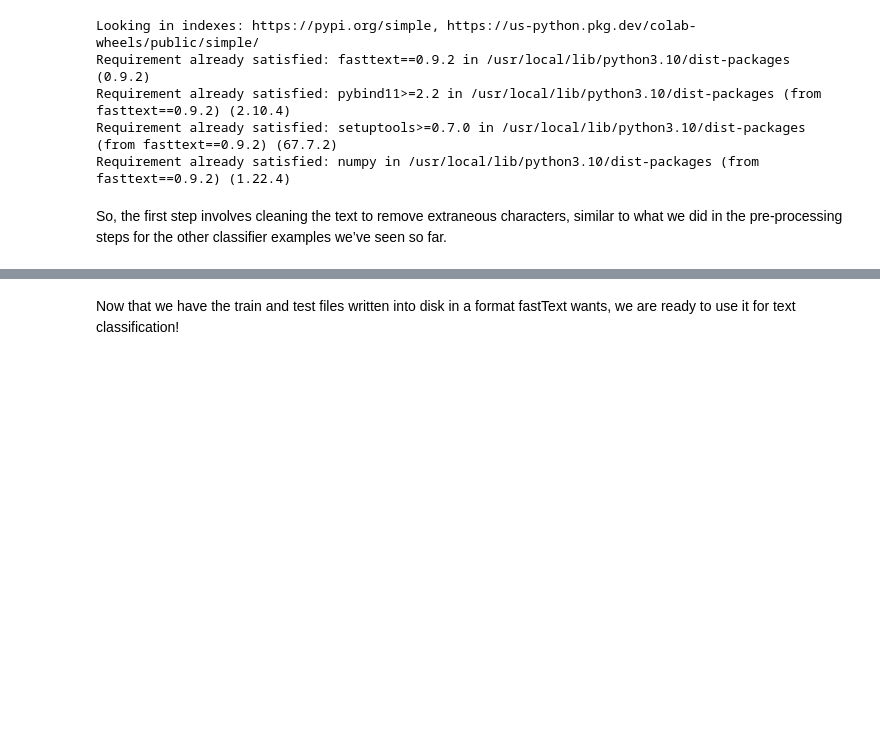
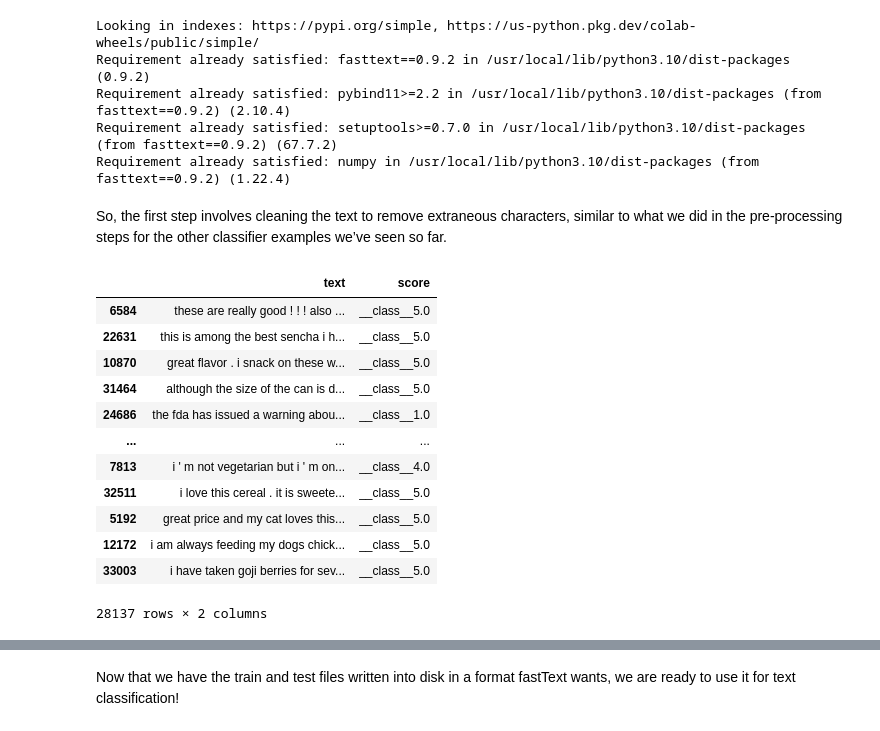
Before and after one commit to MarioAvolio/Amazon-Fine-Foods-reviews-Transformers-Text-Classification, a Jupyter notebook: Text_Classification_Amazon_Fine_Food.ipynb, the cells around one changed output, grey strips where cells are left out. Drawn from its saved outputs; the diff is of its cells as text; code cells hidden in the pictures; blank space fills up the shorter version.

```diff
--- a/Text_Classification_Amazon_Fine_Food.ipynb
+++ b/Text_Classification_Amazon_Fine_Food.ipynb
@@ -523,5 +523,20 @@ from sklearn.model_selection import train_test_split
 df_train, df_test = train_test_split(df, random_state=1, test_size=0.2)
 # %%
 df_train_cleaned = clean_df(df_train, True, True)
+df_train_cleaned
+# %% [output]
+|  | text | score |
+| 6584 | these are really good ! ! ! also ... | __class__5.0 |
+| 22631 | this is among the best sencha i h... | __class__5.0 |
+| 10870 | great flavor . i snack on these w... | __class__5.0 |
+| 31464 | although the size of the can is d... | __class__5.0 |
+| 24686 | the fda has issued a warning abou... | __class__1.0 |
+| ... | ... | ... |
+| 7813 | i ' m not vegetarian but i ' m on... | __class__4.0 |
+| 32511 | i love this cereal . it is sweete... | __class__5.0 |
+| 5192 | great price and my cat loves this... | __class__5.0 |
+| 12172 | i am always feeding my dogs chick... | __class__5.0 |
+| 33003 | i have taken goji berries for sev... | __class__5.0 |
+28137 rows × 2 columns
 # %%
 df_test_cleaned = clean_df(df_test, True, True)
```
Also changed, not shown: parts of 1 cell of this notebook.
